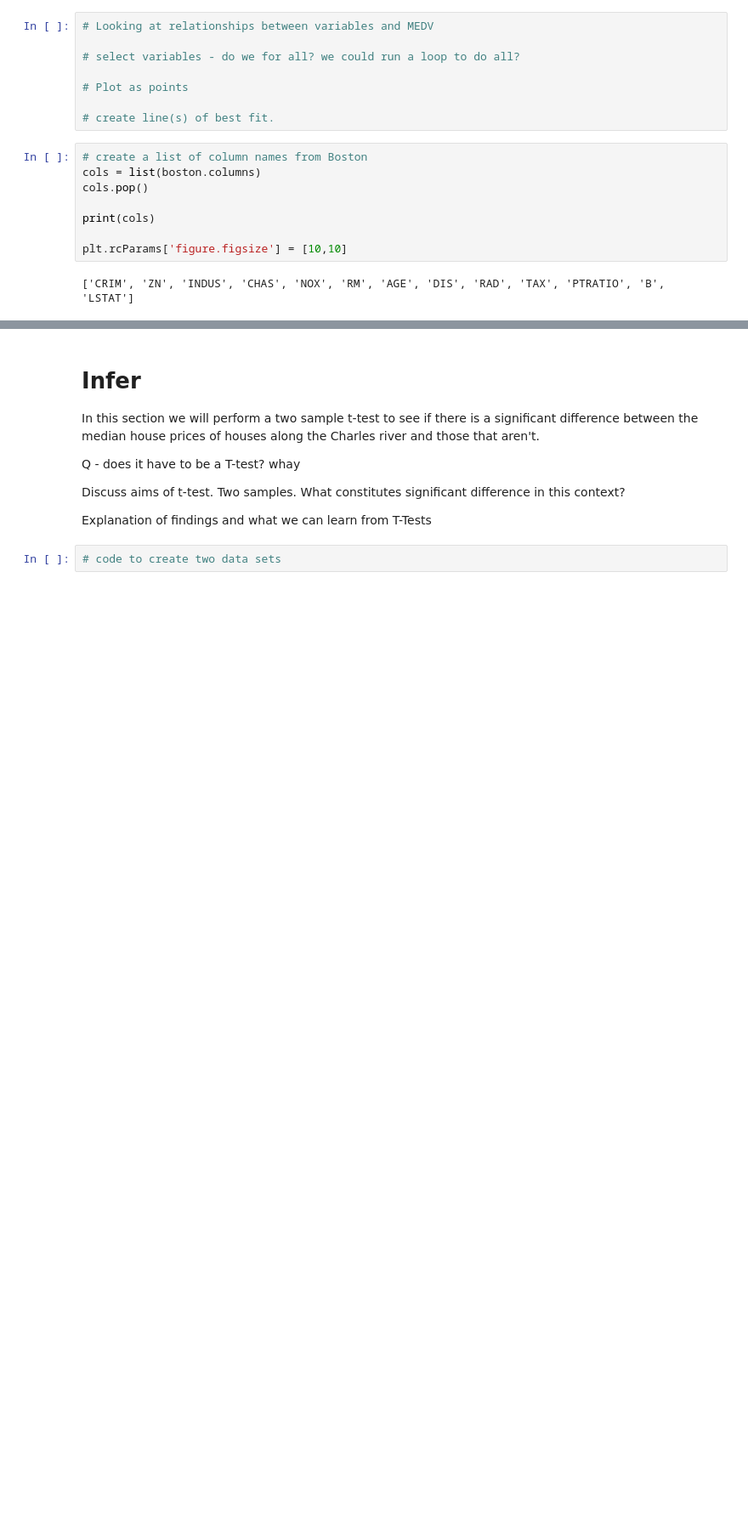
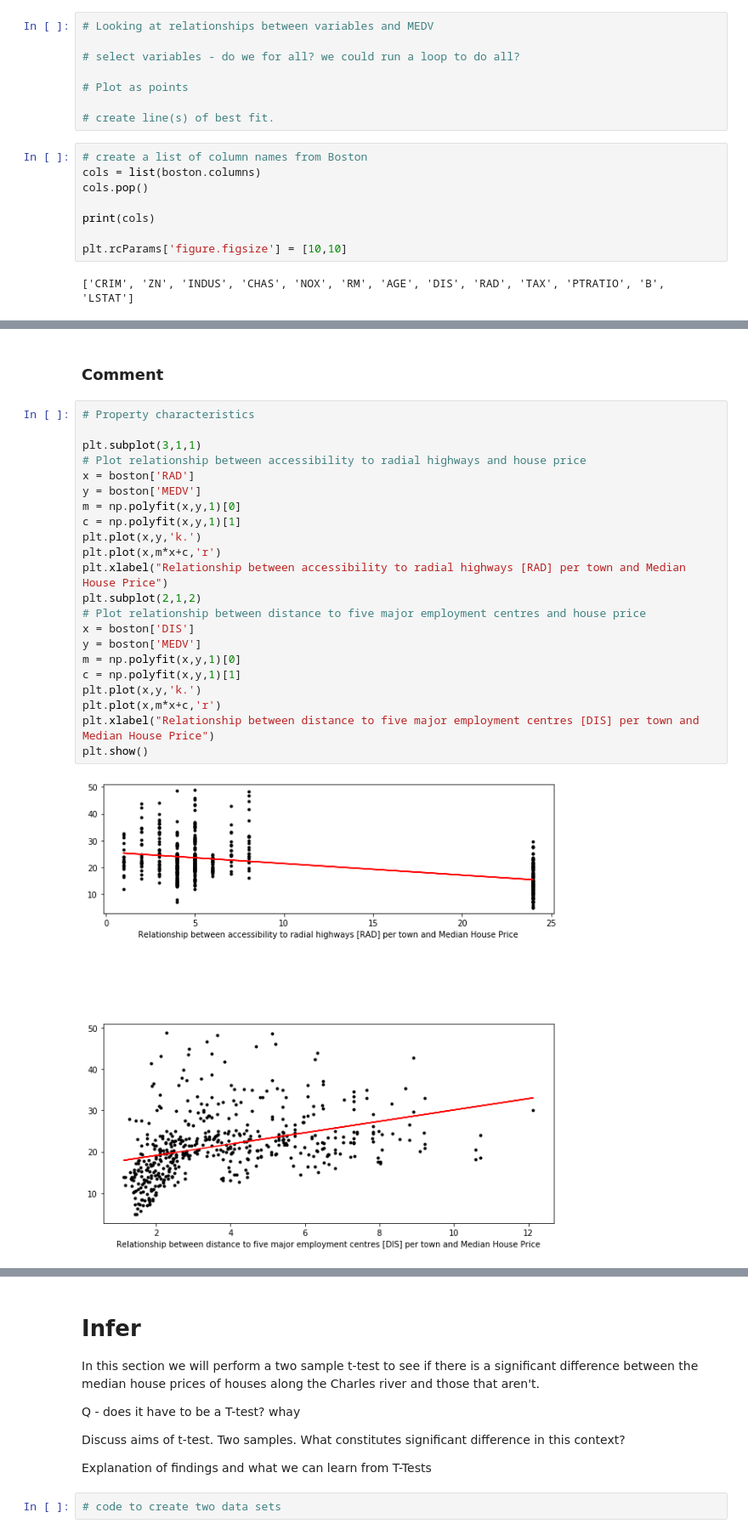
Before and after one commit to davesheils/machineLearningStatisticsProject2019, a Jupyter notebook: Project Notebook.ipynb, the cells around one changed output, grey strips where cells are left out. Shown: that part at 85% size. Drawn from its saved outputs; the diff is of its cells as text; blank space fills up the shorter version.

```diff
--- a/Project Notebook.ipynb
+++ b/Project Notebook.ipynb
@@ -288,0 +329,26 @@ plt.show()
+# %% [markdown]
+### Comment
+# %%
+# Property characteristics
+
+plt.subplot(3,1,1)
+# Plot relationship between accessibility to radial highways and house price
+x = boston['RAD']
+y = boston['MEDV']
+m = np.polyfit(x,y,1)[0]
+c = np.polyfit(x,y,1)[1]
+plt.plot(x,y,'k.')
+plt.plot(x,m*x+c,'r')
+plt.xlabel("Relationship between accessibility to radial highways [RAD] per town and Median House Price")
+plt.subplot(2,1,2)
+# Plot relationship between distance to five major employment centres and house price
+x = boston['DIS']
+y = boston['MEDV']
+m = np.polyfit(x,y,1)[0]
+c = np.polyfit(x,y,1)[1]
+plt.plot(x,y,'k.')
+plt.plot(x,m*x+c,'r')
+plt.xlabel("Relationship between distance to five major employment centres [DIS] per town and Median House Price")
+plt.show()
+# %% [output]
+[figure, added]
```
Also changed, not shown: parts of 7 cells of this notebook.
